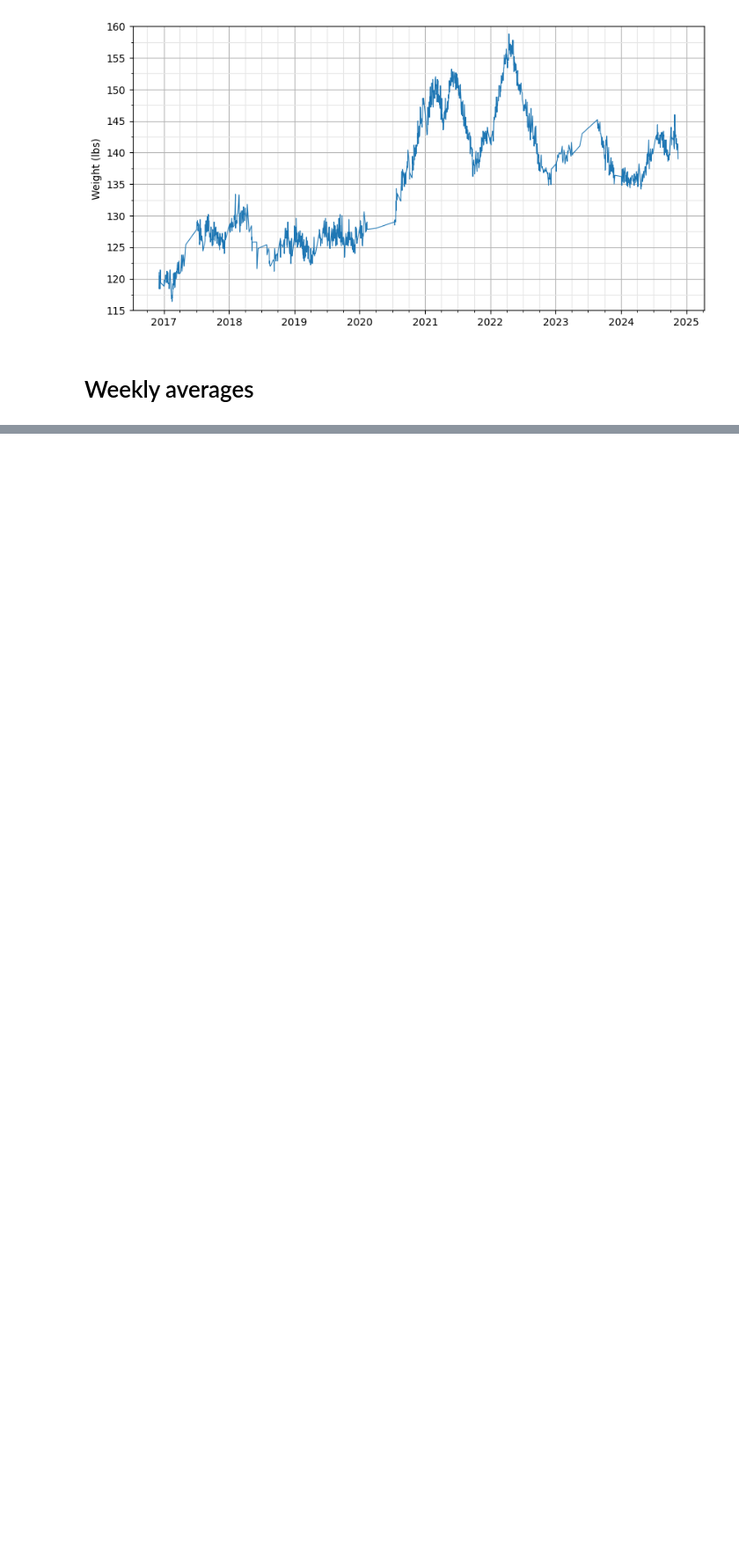
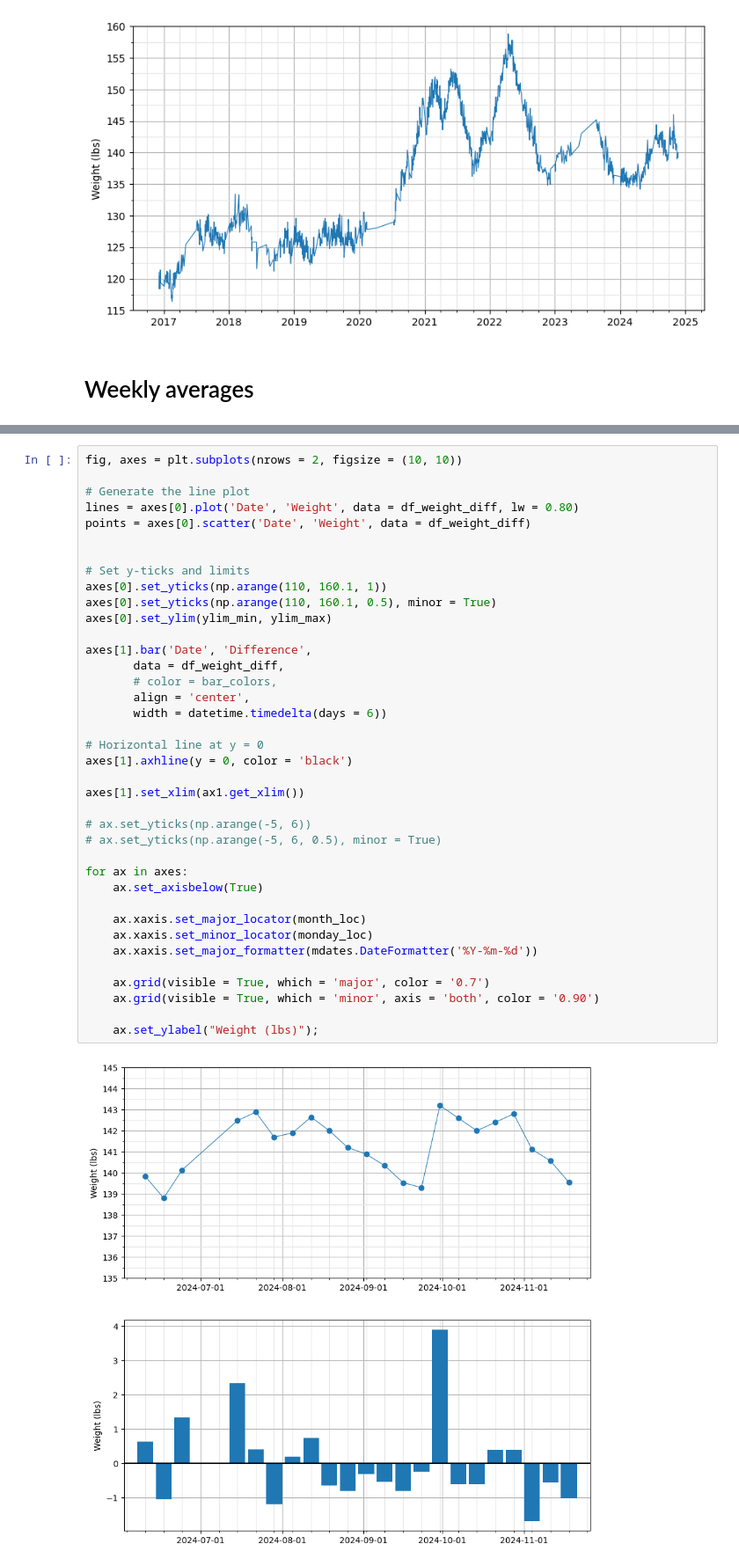
Before and after one commit to abeaucha/AppleHealth, a Jupyter notebook: analysis_weight.ipynb, the cells around one changed output, grey strips where cells are left out. Shown at 88% size. Saved outputs shown, nothing was run; the diff lists cells and outputs as text; blank space fills up the shorter version.

```diff
--- a/analysis_weight.ipynb
+++ b/analysis_weight.ipynb
@@ -244,0 +306,40 @@ df_weight_diff[['Date', 'Weight', 'Difference']].sort_values(by = 'Date').tail(n
+# %%
+fig, axes = plt.subplots(nrows = 2, figsize = (10, 10))
+
+# Generate the line plot
+lines = axes[0].plot('Date', 'Weight', data = df_weight_diff, lw = 0.80)
+points = axes[0].scatter('Date', 'Weight', data = df_weight_diff)
+
+
+# Set y-ticks and limits
+axes[0].set_yticks(np.arange(110, 160.1, 1))
+axes[0].set_yticks(np.arange(110, 160.1, 0.5), minor = True)
+axes[0].set_ylim(ylim_min, ylim_max)
+
+axes[1].bar('Date', 'Difference',
+       data = df_weight_diff,
+       # color = bar_colors,
+       align = 'center',
+       width = datetime.timedelta(days = 6))
+
+# Horizontal line at y = 0
+axes[1].axhline(y = 0, color = 'black')
+
+axes[1].set_xlim(ax1.get_xlim())
+
+# ax.set_yticks(np.arange(-5, 6))
+# ax.set_yticks(np.arange(-5, 6, 0.5), minor = True)
+
+for ax in axes:
+    ax.set_axisbelow(True)
+
+    ax.xaxis.set_major_locator(month_loc)
+    ax.xaxis.set_minor_locator(monday_loc)
+    ax.xaxis.set_major_formatter(mdates.DateFormatter('%Y-%m-%d'))
+
+    ax.grid(visible = True, which = 'major', color = '0.7')
+    ax.grid(visible = True, which = 'minor', axis = 'both', color = '0.90')
+
+    ax.set_ylabel("Weight (lbs)");
+# %% [output]
+[figure, added]
```
Also changed, not shown: parts of 5 cells of this notebook.
